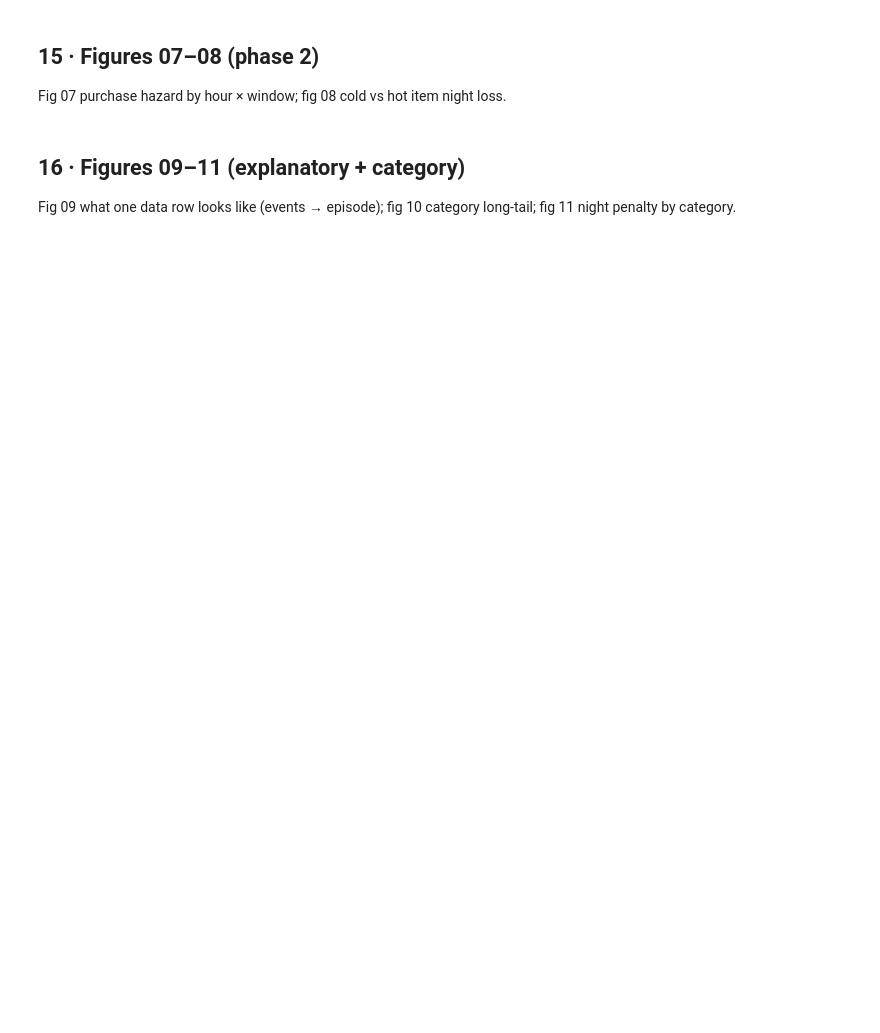
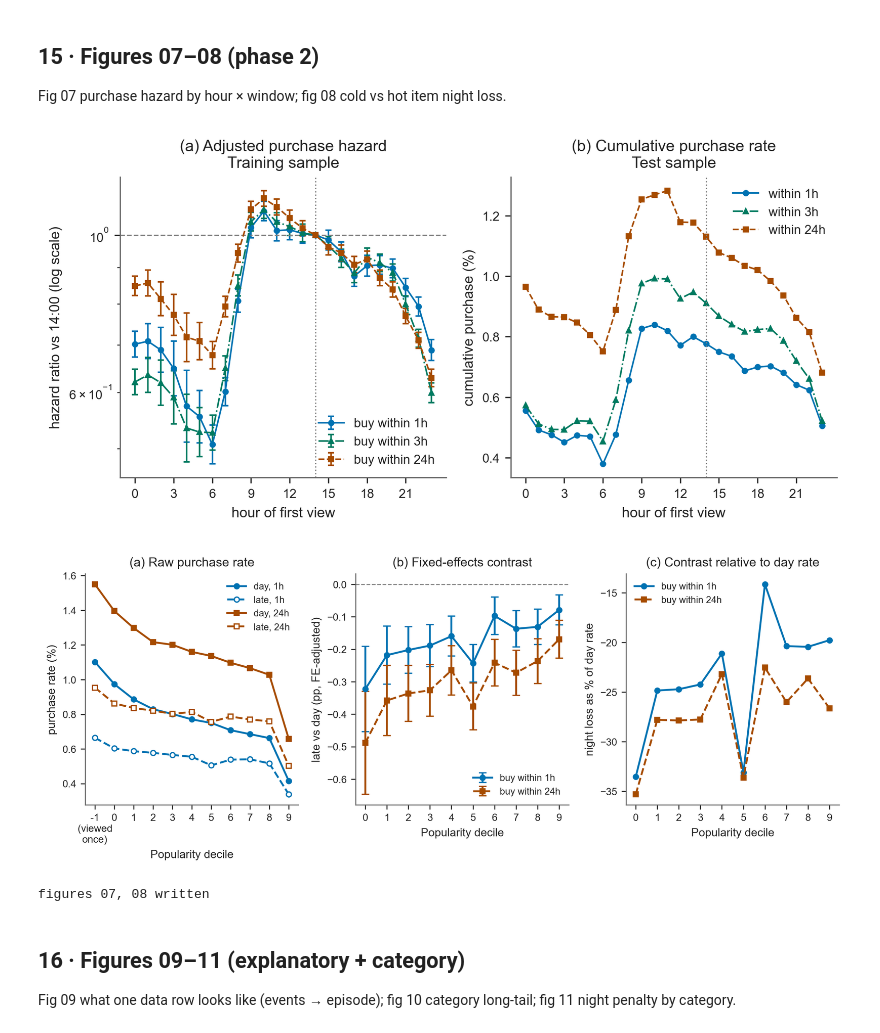
Before and after one commit to SJeffZhang/taobao-night-browsing, a Jupyter notebook: notebooks/full_pipeline.ipynb, the cells around one changed output. Saved outputs shown, nothing was run; the diff lists cells and outputs as text; code cells hidden in the pictures; blank space fills up the shorter version.

```diff
--- a/notebooks/full_pipeline.ipynb
+++ b/notebooks/full_pipeline.ipynb
@@ -1594,78 +1593,81 @@ def fig07():
     m = pd.read_csv(RES / "survival_hourly_models_full.csv")
     c = pd.read_csv(RES / "survival_hourly_cumulative_full.csv").set_index("hour")
 
-    fig, axes = plt.subplots(1, 2, figsize=(12.5, 4.6))
+    fig, axes = plt.subplots(1, 2, figsize=(7.2, 3.6))
     ax = axes[0]
     hours = np.arange(24)
-    for win, col in [("w1h", "#7C3A47"), ("w3h", "#C98A95"), ("w24h", "#403737")]:
+    for w, (col, marker, line) in WINDOW_STYLE.items():
+        win = f"w{w}h"
         sub = m[(m.model == f"M2_hour_{win}") & (m.term.str.startswith("h"))].set_index("term")
         hr = [1.0 if h == 14 else sub.loc[f"h{h:02d}", "hr"] for h in hours]
         lo = [np.nan if h == 14 else sub.loc[f"h{h:02d}", "hr_ci_low"] for h in hours]
         hi = [np.nan if h == 14 else sub.loc[f"h{h:02d}", "hr_ci_high"] for h in hours]
         ax.errorbar(hours, hr, yerr=[np.array(hr) - np.array(lo), np.array(hi) - np.array(hr)],
-                    fmt="o-", ms=3, lw=1, capsize=2, color=col,
+                    fmt=marker, linestyle=line, ms=3, lw=1, capsize=2, color=col,
                     label={"w1h": "buy within 1h", "w3h": "buy within 3h", "w24h": "buy within 24h"}[win])
     ax.axhline(1.0, color="grey", ls="--", lw=0.8)
     ax.axvline(14, color="grey", ls=":", lw=0.8)
-    ax.set_xticks(hours); ax.set_xticklabels([f"{h}" for h in hours], fontsize=7)
-    ax.set_yscale("log"); ax.set_ylim(0.45, 1.45)
+    ax.set_xticks(range(0, 24, 3))
+    ax.set_yscale("log")
     ax.set_xlabel("hour of first view"); ax.set_ylabel("hazard ratio vs 14:00 (log scale)")
-    ax.set_title("A. Purchase hazard by hour and window\n(Cox M2, train buckets 0-59, 30.8M episodes)")
+    ax.set_title("(a) Adjusted purchase hazard\nTraining sample")
     ax.legend(fontsize=8, frameon=False)
     ax = axes[1]
-    for w, col, lab in [(1, "#7C3A47", "within 1h"), (3, "#C98A95", "within 3h"), (24, "#403737", "within 24h")]:
-        ax.plot(hours, c[f"cum_buy_pct_{w:g}h"], "o-", ms=3, lw=1, color=col, label=lab)
+    for w, (col, marker, line) in WINDOW_STYLE.items():
+        ax.plot(hours, c[f"cum_buy_pct_{w:g}h"], marker=marker, linestyle=line,
+                ms=3, lw=1, color=col, label=f"within {w}h")
     ax.axvline(14, color="grey", ls=":", lw=0.8)
-    ax.set_xticks(hours); ax.set_xticklabels([f"{h}" for h in hours], fontsize=7)
+    ax.set_xticks(range(0, 24, 3))
     ax.set_xlabel("hour of first view"); ax.set_ylabel("cumulative purchase (%)")
-    ax.set_title("B. Cumulative purchase by hour and window\n(test buckets 80-99)")
+    ax.set_title("(b) Cumulative purchase rate\nTest sample")
     ax.legend(fontsize=8, frameon=False)
     fig.tight_layout()
-    fig.savefig(FIG / "07_survival_hourly.png", dpi=150)
-    fig.savefig(FIG / "07_survival_hourly.svg", bbox_inches="tight")
-    plt.close(fig)
+    save(fig, "07_survival_hourly")
 
 def fig08():
-    d = pd.read_csv(RES / "cold_hot_items_descriptive.csv")
+    d = pd.read_csv(RES / "cold_hot_items_descriptive.csv").set_index("decile").loc[list(range(-1, 10))]
     f = pd.read_csv(RES / "cold_hot_items_fe_late_summary.csv")
     xl = [("-1\n(viewed\nonce)", -1)] + [(str(i), i) for i in range(10)]
-    fig, axes = plt.subplots(1, 3, figsize=(13.5, 4.4))
+    fig, axes = plt.subplots(1, 3, figsize=(9, 3.6))
     xs = np.arange(11)
     ax = axes[0]
-    for col, lab, ls in [("day_y1_pct", "day, buy within 1h", "-"), ("late_y1_pct", "late, buy within 1h", "--"),
-                         ("day_y2_pct", "day, buy within 24h", "-"), ("late_y2_pct", "late, buy within 24h", "--")]:
-        ax.plot(xs, d[col], ls, marker="o", ms=3, label=lab,
-                color={"day_y1_pct": "#403737", "late_y1_pct": "#7C3A47",
-                       "day_y2_pct": "#1b5e20", "late_y2_pct": "#7C3A47"}[col])
+    for outcome, window in [("y1", 1), ("y2", 24)]:
+        color, marker, _ = WINDOW_STYLE[window]
+        for group, line in [("day", "-"), ("late", "--")]:
+            ax.plot(xs, d[f"{group}_{outcome}_pct"], linestyle=line, marker=marker,
+                    markerfacecolor="white" if group == "late" else color,
+                    ms=4, color=color, label=f"{group}, {window}h")
     ax.set_xticks(xs); ax.set_xticklabels([l for l, _ in xl], fontsize=8)
-    ax.set_ylabel("purchase rate (%)"); ax.set_xlabel("item popularity decile (cold -> hot)")
-    ax.set_title("A. Conversion by item popularity\n(day vs late, raw)")
+    ax.set_ylabel("purchase rate (%)"); ax.set_xlabel("Popularity decile")
+    ax.set_title("(a) Raw purchase rate")
     ax.legend(fontsize=7.5, frameon=False)
     ax = axes[1]
-    y1 = f[f.outcome == "y1"]; y2 = f[f.outcome == "y2"]
-    ax.errorbar(np.arange(10), y1.coef, yerr=1.96 * y1.se, fmt="o-", color="#7C3A47", ms=4, capsize=3, label="buy within 1h")
-    ax.errorbar(np.arange(10), y2.coef, yerr=1.96 * y2.se, fmt="s-", color="#D8A7AF", ms=4, capsize=3, label="buy within 24h")
+    y1 = f[f.outcome == "y1"].sort_values("decile")
+    y2 = f[f.outcome == "y2"].sort_values("decile")
+    ax.errorbar(y1.decile, y1.coef, yerr=[y1.coef - y1.ci_low, y1.ci_high - y1.coef], fmt="o-", color=BLUE, ms=4, capsize=3, label="buy within 1h")
+    ax.errorbar(y2.decile, y2.coef, yerr=[y2.coef - y2.ci_low, y2.ci_high - y2.coef], fmt="s--", color=ORANGE, ms=4, capsize=3, label="buy within 24h")
     ax.axhline(0, color="grey", ls="--", lw=0.8)
     ax.set_xticks(np.arange(10)); ax.set_xticklabels([str(i) for i in range(10)], fontsize=8)
-    ax.set_xlabel("item popularity decile (cold -> hot)"); ax.set_ylabel("late vs day (pp, FE-adjusted)")
-    ax.set_title("B. Night loss by popularity\n(fixed effects, user+item+day)")
+    ax.set_xlabel("Popularity decile"); ax.set_ylabel("late vs day (pp, FE-adjusted)")
+    ax.set_title("(b) Fixed-effects contrast")
     ax.legend(fontsize=7.5, frameon=False)
     ax = axes[2]
-    ax.plot(np.arange(10), y1.relative_pct, "o-", color="#7C3A47", ms=4, label="buy within 1h")
-    ax.plot(np.arange(10), y2.relative_pct, "s-", color="#D8A7AF", ms=4, label="buy within 24h")
-    ax.axhline(-24, color="grey", ls=":", lw=0.8)
+    ax.plot(y1.decile, y1.relative_pct, "o-", color=BLUE, ms=4, label="buy within 1h")
+    ax.plot(y2.decile, y2.relative_pct, "s--", color=ORANGE, ms=4, label="buy within 24h")
     ax.set_xticks(np.arange(10)); ax.set_xticklabels([str(i) for i in range(10)], fontsize=8)
-    ax.set_xlabel("item popularity decile (cold -> hot)")
+    ax.set_xlabel("Popularity decile")
     ax.set_ylabel("night loss as % of day rate")
-    ax.set_title("C. Relative night loss by popularity\n(FE coef / day reference mean)")
+    ax.set_title("(c) Contrast relative to day rate")
     ax.legend(fontsize=7.5, frameon=False)
     fig.tight_layout()
-    fig.savefig(FIG / "08_cold_hot_items.png", dpi=150)
-    fig.savefig(FIG / "08_cold_hot_items.svg", bbox_inches="tight")
-    plt.close(fig)
+    save(fig, "08_cold_hot_items")
 
 fig07(); fig08()
 print("figures 07, 08 written")
+# %% [output]
+[figure, added]
+[figure, added]
+figures 07, 08 written
 # %% [markdown]
 ## 16 · Figures 09–11 (explanatory + category)
 
```
Also changed, not shown: parts of 43 cells of this notebook, 34 other files.
